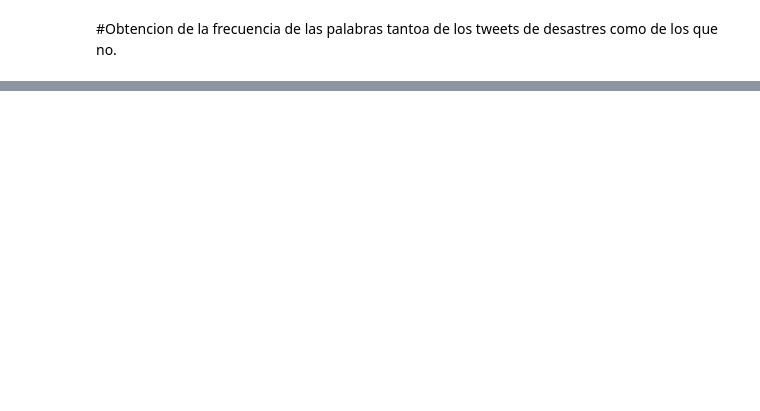
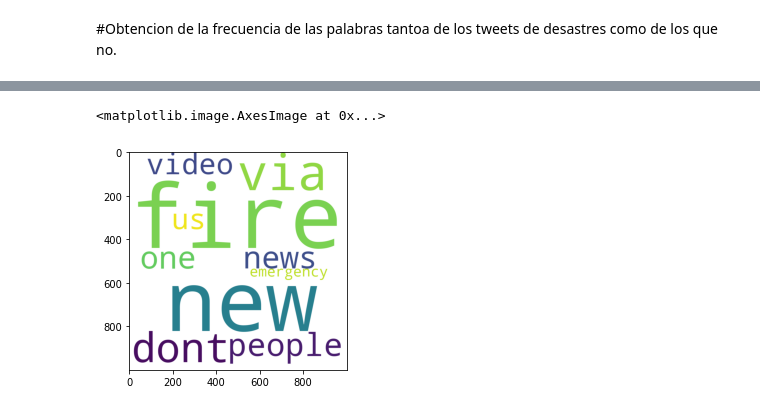
Before and after one commit to andreetoledo/Laboratorio-4.-Miner-a-de-Textos, a Jupyter notebook: lab4.ipynb, the cells around one changed output, grey strips where cells are left out. Saved outputs shown, nothing was run; the diff lists cells and outputs as text; code cells hidden in the pictures; blank space fills up the shorter version.

Commit message:
n-Gramas y nubes de palabra

```diff
--- a/lab4.ipynb
+++ b/lab4.ipynb
@@ -83,11 +53,16 @@ from nltk.corpus import stopwords
 from nltk.tokenize import word_tokenize
 from cgitb import text
 
+#https://towardsdatascience.com/how-to-clean-text-data-639375414a2f
 
-stopwords = set(stopwords.words('english'))
+stopwords = set(stopwords.words('english') + ['the', 'i', 'a', 'deeds', 'im','rt','jk','btw','lol','yolo','lmao','lmfao','fb','like','get','em', 'I', 'The', 'A', 'Amp', 'amp'])
+expresiones = ['im','rt','jk','btw','lol','yolo','lmao','lmfao','fb','like','get','em', 'Im', 'in', 'In', '2']
+for i in expresiones:
+    stopwords.add(i)
 
 # Exclude stopwords with Python's list comprehension and pandas.DataFrame.apply.
 # Creation of the colum named 'text without stopwords'
 df['text_without_stopwords'] = df['text'].apply(lambda x: ' '.join([word for word in x.split() if word not in (stopwords)]))
-print(df.head())
+# print(df.text)
 clean_tweets = df['text_without_stopwords']
+print(df['text_without_stopwords'])
@@ -121,0 +83,8 @@ NameError: name 'clean_tweets' is not defined
+# %%
+#Creacion de una lista de palabras para cada tweet
+word_count = Counter()
+
+for title in clean_tweets:
+    word_count.update(word.strip('.,?!"\'').lower() for word in title.split())
+#A continuacion se crea una lista con los 10 tweets mas frecuentes
+word_count.most_common(10)
@@ -121,0 +102,6 @@ NameError: name 'clean_tweets' is not defined
+# %%
+cloud_tweet = WordCloud(background_color="white",width=1000,height=1000, max_words=10,relative_scaling=0.5,normalize_plurals=False).generate_from_frequencies(word_count)
+plt.imshow(cloud_tweet)
+# %% [output]
+<matplotlib.image.AxesImage at 0x...>
+[figure, added]
```
Also changed, not shown: parts of 16 cells of this notebook.
